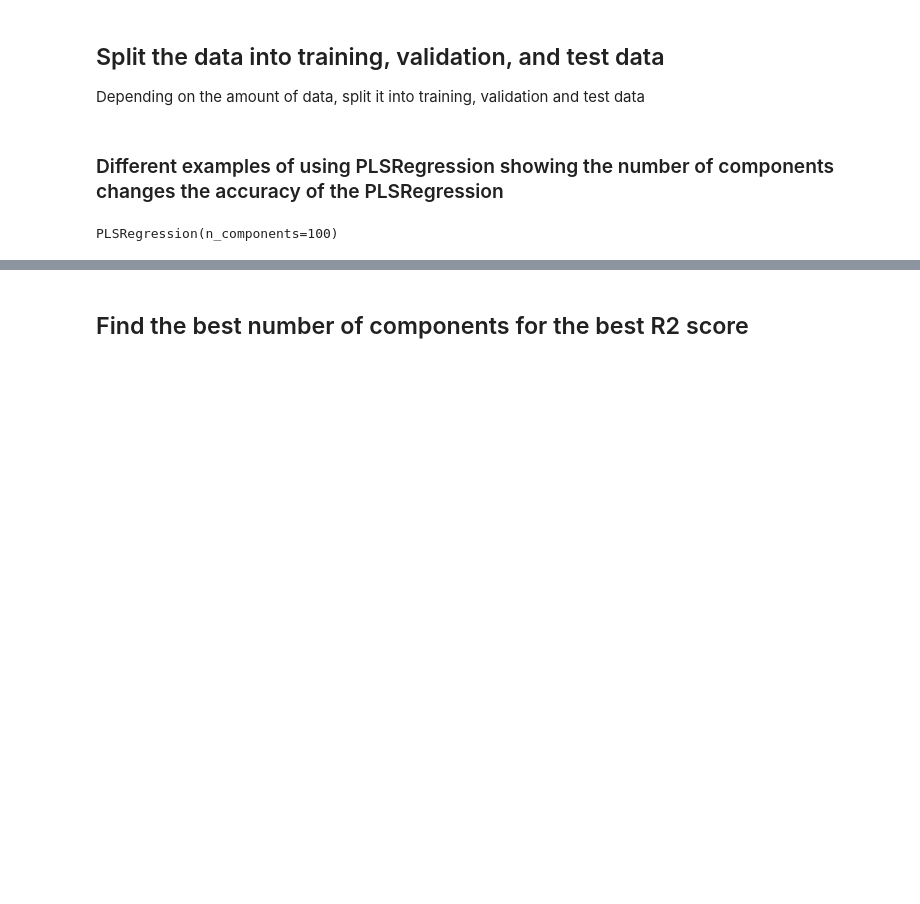
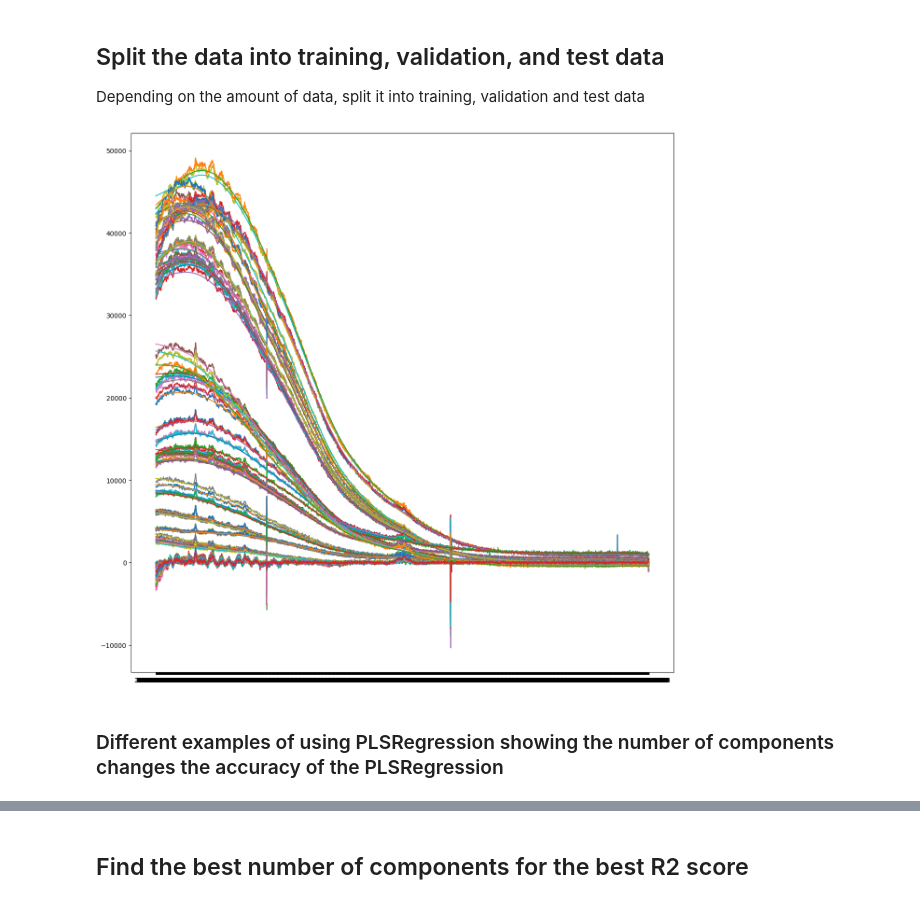
Before and after one commit to the-professor510/Raman-Spectra-Analysis, a Jupyter notebook: partial_least_square_regression.ipynb, the cells around one changed output, grey strips where cells are left out. Drawn from its saved outputs; the diff is of its cells as text; code cells hidden in the pictures; blank space fills up the shorter version.

```diff
--- a/partial_least_square_regression.ipynb
+++ b/partial_least_square_regression.ipynb
@@ -121,14 +121,87 @@ Y_val = val[Y_colnames].values
 
 X_test = test[X_colnames].values
 Y_test = test[Y_colnames].values
+# %%
+#test using derivatives instead
+
+from scipy.signal import savgol_filter
+import matplotlib.pyplot as plt
+
+
+#X_train1 = X_train
+#X_train1 = savgol_filter(X_train1, 17, polyorder=5, deriv = 1)
+
+#X_train2 = X_train
+#X_train2 = savgol_filter(X_train2, 17, polyorder=5, deriv = 2)
+
+fig, axes = plt.subplots(1,1,figsize=(15,15))
+#axes[0].plot(data.columns[:-1], X_train[0:50].T)
+#axes[1].plot(data.columns[:-1], X_train1[0:50].T)
+#axes[2].plot(data.columns[:-1], X_train2[0:50].T)
+
+#print(data.columns[:-1])
+
+
+#X_train = savgol_filter(X_train, 17, polyorder=5, deriv = 1)
+#X_val = savgol_filter(X_val, 17, polyorder=5, deriv = 1)
+#X_test = savgol_filter(X_test, 17, polyorder=5, deriv = 1)
+
+
+import numpy as np
+from scipy import sparse
+from scipy.sparse.linalg import spsolve
+from scipy.linalg import solve_banded
+
+from pybaselines import Baseline, utils
+
+def baseline_als_optimized(y, lam, p, niter=10):
+    L = len(y)
+    D = sparse.diags([1,-2,1],[0,-1,-2], shape=(L,L-2))
+    D = lam * D.dot(D.transpose()) # Precompute this term since it does not depend on `w`
+    w = np.ones(L)
+    W = sparse.spdiags(w, 0, L, L)
+    for i in range(niter):
+        W.setdiag(w) # Do not create a new matrix, just update diagonal values
+        Z = W + D
+        z = spsolve(Z, w*y)
+        w = np.where(y<=z, 0.998, np.exp(z-y))
+    return z
+
+
+startIndx = 85
+sampleIndxArr = np.arange(numTrainRows)
+
+#background = baseline_als_optimized(X_train[sampleIndx].T[startIndx:], 1e5, 0.1,500)
+#axes.plot(data.columns[startIndx:-1], X_train[sampleIndx].T[startIndx:])
+#axes.plot(data.columns[startIndx:-1], background)
+
+
+baseline_fitter = Baseline(x_data=data.columns[startIndx:-1])
+
+for sampleIndx in sampleIndxArr:
+    bkg_1, params_1 = baseline_fitter.modpoly(X_train[sampleIndx].T[startIndx:], poly_order=3)
+    bkg_2, params_2 = baseline_fitter.aspls(X_train[sampleIndx].T[startIndx:], lam = 4e7)
+    bkg_3, params_3 = baseline_fitter.swima(X_train[sampleIndx].T[startIndx:])
+    bkg_4, params_4 = baseline_fitter.snip(
+        X_train[sampleIndx].T[startIndx:], max_half_window=40, decreasing=True, smooth_half_window=3
+    )
+
+    #axes.plot(data.columns[startIndx:-1], bkg_1)
+    axes.plot(data.columns[startIndx:-1], X_train[sampleIndx].T[startIndx:])
+    axes.plot(data.columns[startIndx:-1], bkg_2)
+    axes.plot(data.columns[startIndx:-1], X_train[sampleIndx].T[startIndx:]- bkg_2)
+    #axes.plot(data.columns[startIndx:-1], bkg_3)
+    #axes.plot(data.columns[startIndx:-1], bkg_4)
+
+plt.show()
+# %% [output]
+[figure, added]
 # %% [markdown]
 ### Different examples of using PLSRegression showing the number of components changes the accuracy of the PLSRegression
 # %%
 from sklearn.cross_decomposition import PLSRegression
-my_plsr = PLSRegression(n_components=100, scale=True)
+my_plsr = PLSRegression(n_components=len(X_train), scale=True)
 my_plsr.fit(X_train, Y_train)
-# %% [output]
-PLSRegression(n_components=100)
 # %%
 from math import sqrt
 from sklearn.metrics import mean_squared_error
```
Also changed, not shown: parts of 9 cells of this notebook, 2 other files.
